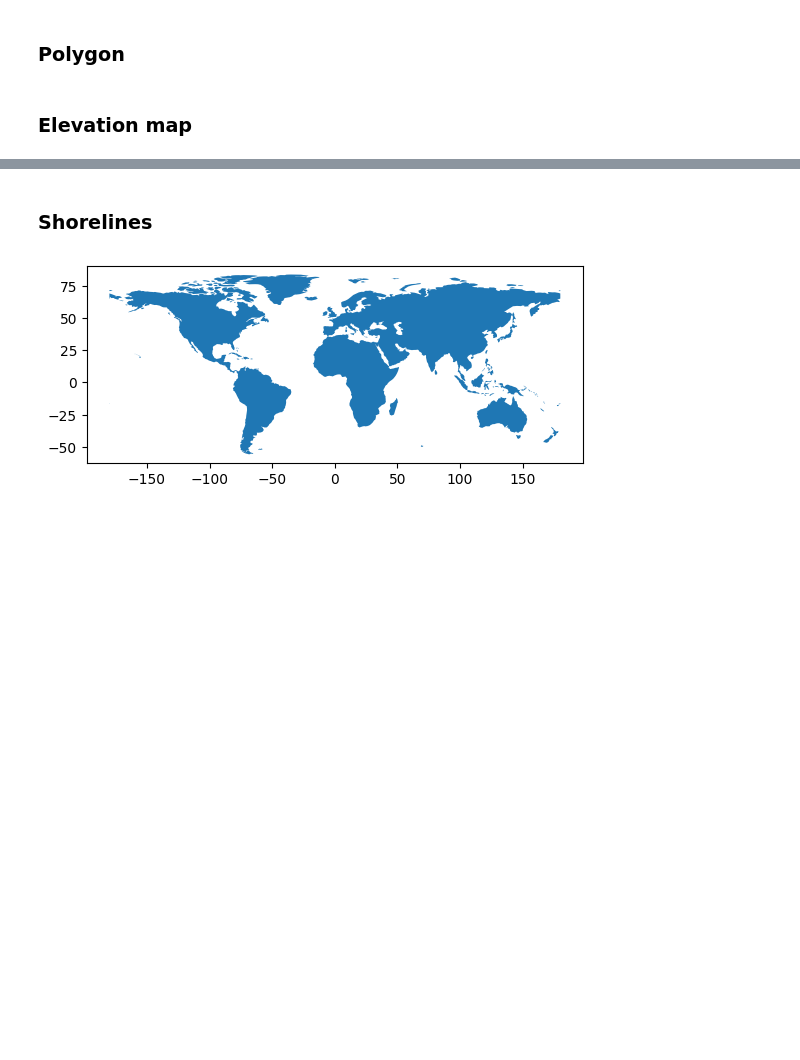
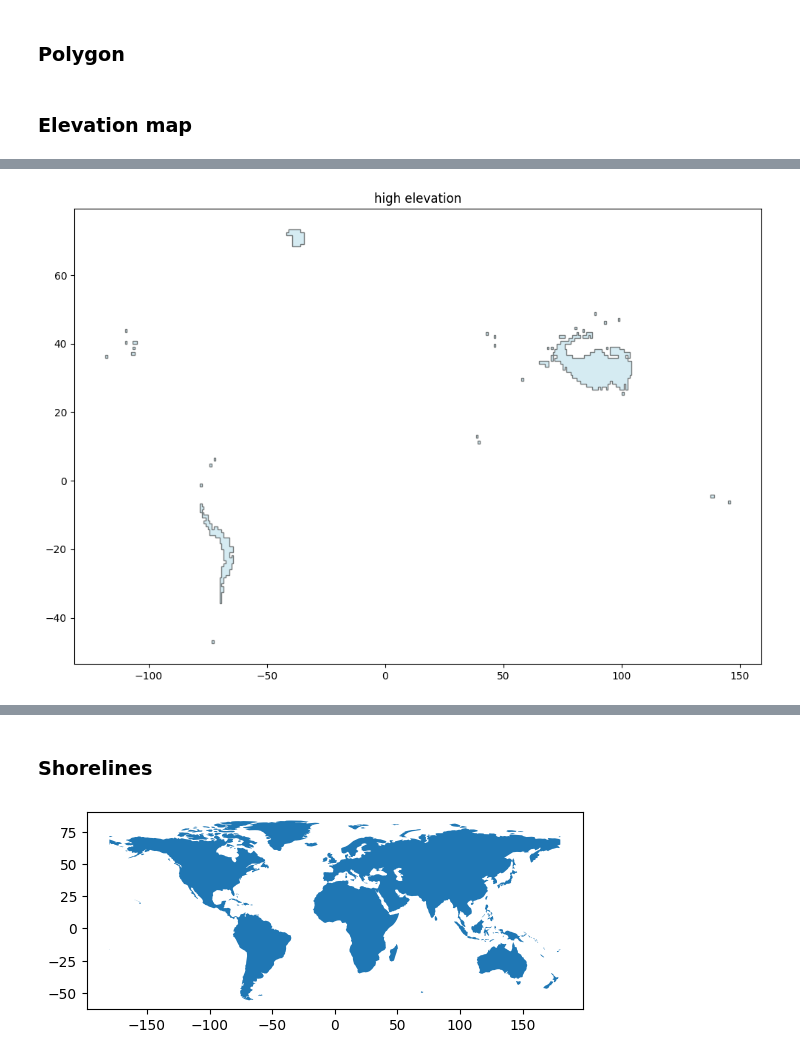
Before and after one commit to KimGeorgy/bird-migration, a Jupyter notebook: model.ipynb, the cells around one changed output, grey strips where cells are left out. Saved outputs shown, nothing was run; the diff lists cells and outputs as text; code cells hidden in the pictures; blank space fills up the shorter version.

Commit message:
barrier is high elevation + shoreline

```diff
--- a/model.ipynb
+++ b/model.ipynb
@@ -20,5 +20,6 @@ import math
 species = 'norwhe'
 # %%
 resolution = 3 #3,4
+pseudocounts_fraction = 0.1
 pathfinding_method = 'fw_vg' # fw_vg, fw, a_star, no_barriers
-elevation_limit = 0
+elevation_limit = 3000
@@ -370,5 +514,11 @@ tiles[0].profile
 # %%
 nodata = tiles[0].profile['nodata']
 # %%
-mask = np.where((elevation == nodata) | (elevation > elevation_limit), 1, 0)
+mask = np.where((elevation > elevation_limit), 1, 0)
+# %%
+from rasterio.transform import Affine
+factor = 100  # adjust as needed
+mask_small = mask.squeeze()[::factor, ::factor]
+elevation_small = elevation.squeeze()[::factor, ::factor]
+elevation_transform_small = elevation_transform * Affine.scale(factor, factor)
 # %%
@@ -395 +539,20 @@ plt.savefig(f"{species}/plots/elevation_border_raster.pdf", dpi=300, bbox_inches
 plt.close()
+# %%
+mask_uint8 = mask_small.squeeze().astype(np.uint8)
+
+polygons = [
+    shape(geom)
+    for geom, value in shapes(mask_uint8, transform=elevation_transform_small)
+    if value == 1
+]
+
+elevation_poly = unary_union(polygons).buffer(0)
+# %%
+from shapely.plotting import plot_polygon
+
+fig, ax = plt.subplots(figsize=(12, 8))
+plot_polygon(elevation_poly, ax=ax, facecolor='lightblue', edgecolor='black', alpha=0.5, add_points=False)
+plt.title("high elevation")
+plt.show()
+# %% [output]
+[figure, added]
```
Also changed, not shown: parts of 47 cells of this notebook, 2 other files.
